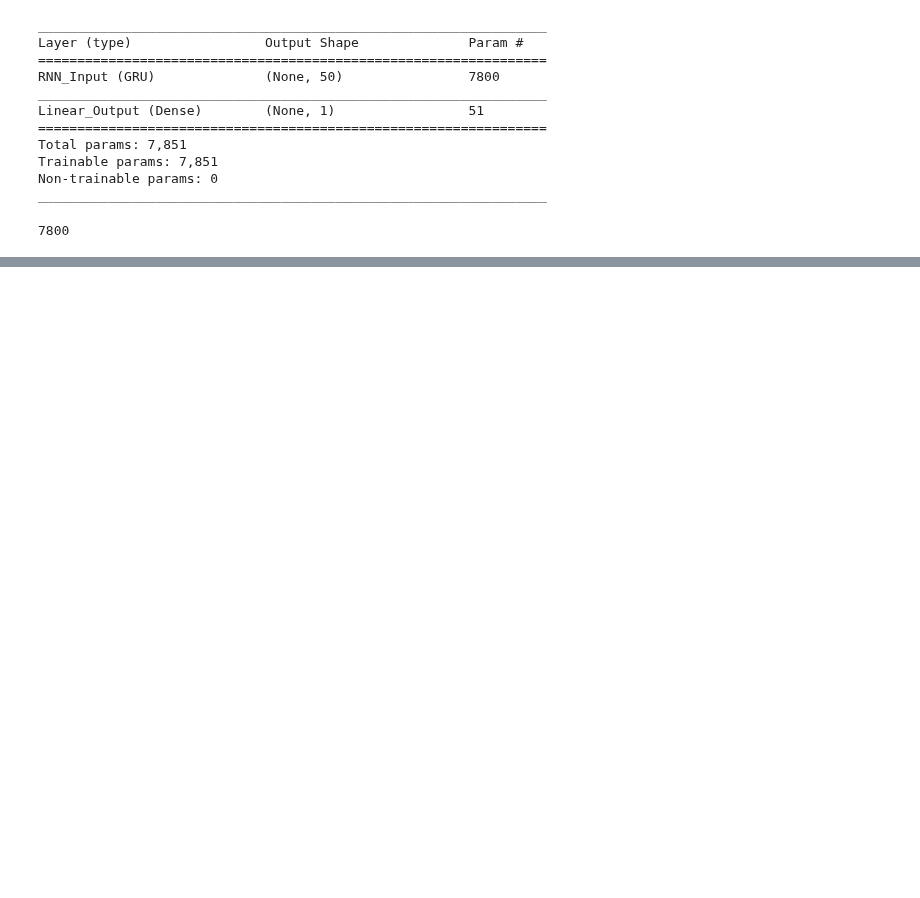
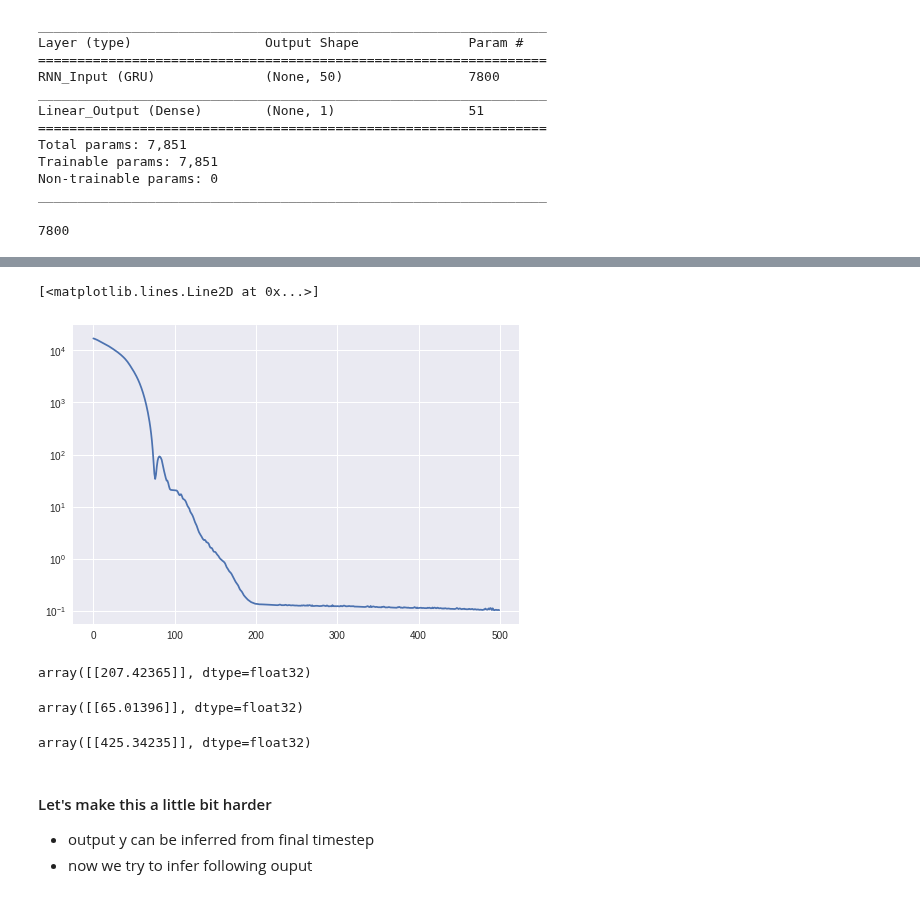
Before and after one commit to subodhchhabra/ai, a Jupyter notebook: notebooks/2019_tf/time_series.ipynb, the cells around one changed output, grey strips where cells are left out. Drawn from its saved outputs; the diff is of its cells as text; code cells hidden in the pictures; blank space fills up the shorter version.

```diff
--- a/notebooks/2019_tf/time_series.ipynb
+++ b/notebooks/2019_tf/time_series.ipynb
@@ -414,0 +442,4 @@ array([[ 39.999996],
+# %%
+# horizontally stack columns
+dataset = np.hstack((in_seq1, in_seq2, out_seq))
+dataset
@@ -414,0 +456,24 @@ array([[ 39.999996],
+# %%
+# split a multivariate sequence into samples
+def split_sequences(sequences, n_steps):
+	X, y = list(), list()
+	for i in range(len(sequences)):
+		# find the end of this pattern
+		end_ix = i + n_steps
+		# check if we are beyond the dataset
+		if end_ix > len(sequences):
+			break
+		# gather input and output parts of the pattern
+		seq_x, seq_y = sequences[i:end_ix, :-1], sequences[end_ix-1, -1]
+		X.append(seq_x)
+		y.append(seq_y)
+	return np.array(X), np.array(y)
+# %%
+# choose a number of time steps
+n_steps = 3
+
+# convert into input/output
+X, y = split_sequences(dataset, n_steps)
+
+# summarize the data
+list(zip(X, y))
@@ -414,0 +496,17 @@ array([[ 39.999996],
+# %%
+# the dataset knows the number of features, e.g. 2
+n_features = X.shape[2]
+
+# define model
+model = Sequential()
+model.add(GRU(units=50, activation='relu', input_shape=(n_steps, n_features), name="RNN_Input"))
+model.add(Dense(units=1, name="Linear_Output"))
+model.compile(optimizer='adam', loss='mse')
+# %%
+# fit model
+%time history = model.fit(X, y, epochs=500, verbose=0)
+import matplotlib.pyplot as plt
+
+plt.yscale('log')
+plt.plot(history.history['loss'])
+# %% [output]
@@ -414,0 +515,2 @@ array([[ 39.999996],
+[<matplotlib.lines.Line2D at 0x...>]
+[figure, added]
@@ -414,0 +523,17 @@ array([[ 39.999996],
+# %%
+predict_multi(model, [[80, 85], [90, 95], [100, 105]])
+# %% [output]
+array([[207.42365]], dtype=float32)
+# %%
+predict_multi(model, [[10, 15], [20, 25], [30, 35]])
+# %% [output]
+array([[65.01396]], dtype=float32)
+# %%
+predict_multi(model, [[180, 185], [190, 195], [200, 205]])
+# %% [output]
+array([[425.34235]], dtype=float32)
+# %% [markdown]
+#### Let's make this a little bit harder
+
+* output y can be inferred from final timestep
+* now we try to infer following ouput
```
Also changed, not shown: parts of 35 cells of this notebook.
